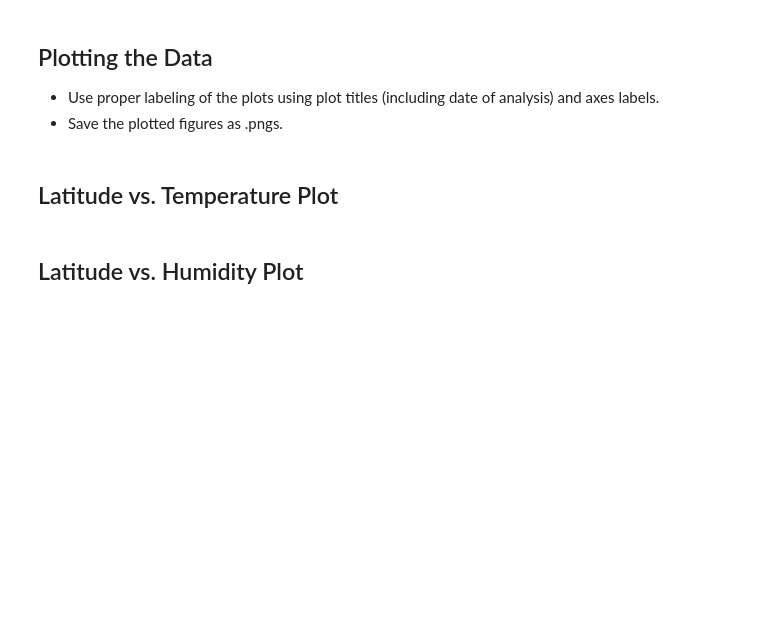
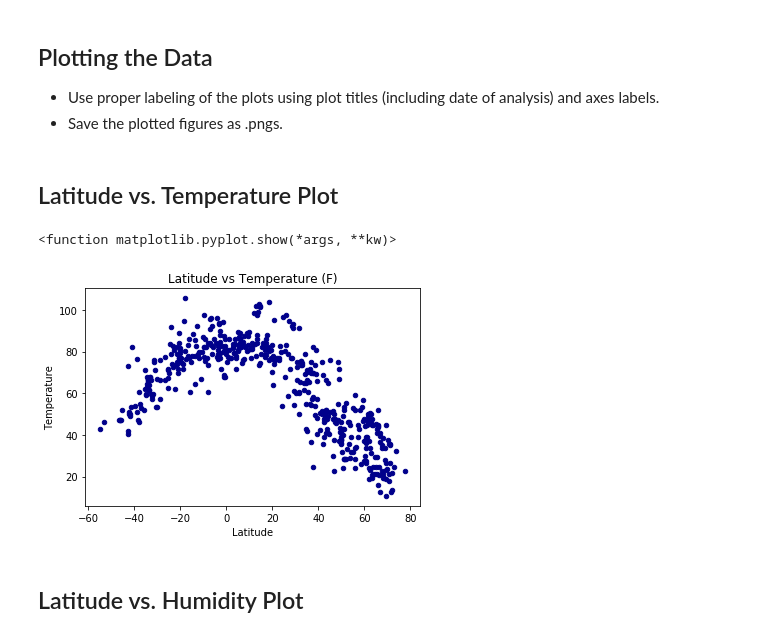
Before and after one commit to walaha2002/python-api-challenge, a Jupyter notebook: WeatherPy/starter_code/WeatherPy.ipynb, the cells around one changed output. Saved outputs shown, nothing was run; the diff lists cells and outputs as text; code cells hidden in the pictures; blank space fills up the shorter version.

Commit message:
Creates additionals graphs

```diff
--- a/WeatherPy/starter_code/WeatherPy.ipynb
+++ b/WeatherPy/starter_code/WeatherPy.ipynb
@@ -187,8 +157,13 @@ highhumid
 ## Latitude vs. Temperature Plot
 # %%
 # Creates scatter plot using previously created dataframe
+plt.figure
 fig1=weather_df.plot.scatter(x='Latitude',y='Temperature',c='DarkBlue',title="Latitude vs Temperature (F)")
 plt.savefig("../output_data/fig1.png")
+plt.show
+# %% [output]
+<function matplotlib.pyplot.show(*args, **kw)>
+[figure, added]
 # %% [markdown]
 ## Latitude vs. Humidity Plot
 # %%
```
Also changed, not shown: parts of 14 cells of this notebook, 5 other files.
